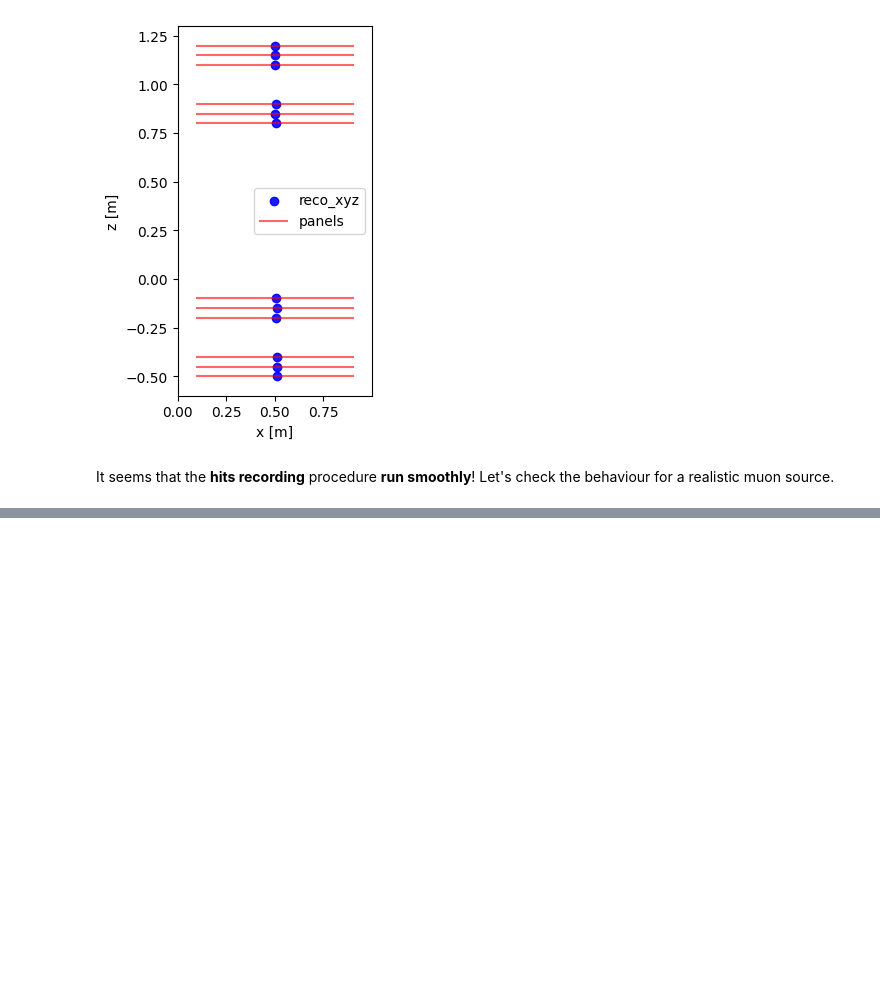
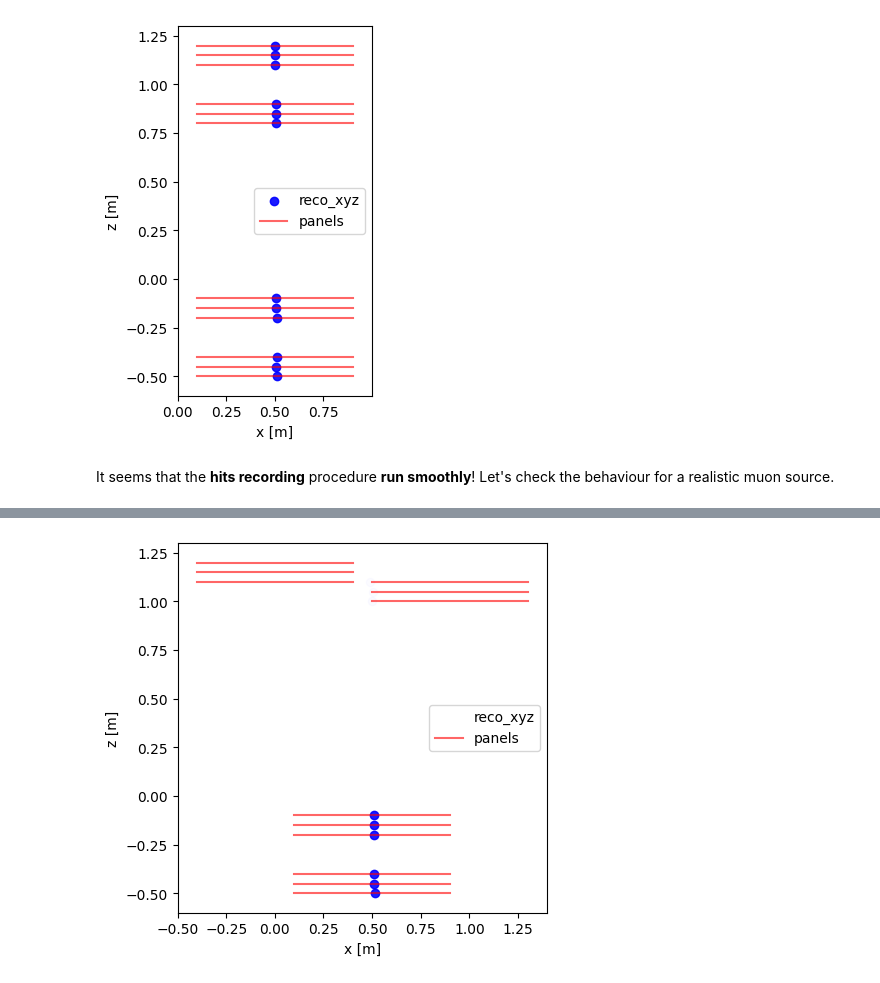
Before and after one commit to vischia/TomOptCargo, a Jupyter notebook: muon_prop_through_hodoscopes.ipynb, the cells around one changed output, grey strips where cells are left out. Saved outputs shown, nothing was run; the diff lists cells and outputs as text; code cells hidden in the pictures; blank space fills up the shorter version.

```diff
--- a/muon_prop_through_hodoscopes.ipynb
+++ b/muon_prop_through_hodoscopes.ipynb
@@ -130,0 +135,80 @@ plot_hits(volume=volume, muons=muons, event = event, hits = 'reco_xyz', extended
+# %%
+# Up
+
+hod1 = Hodoscope(init_xyz= [0., 0., 1.3],
+                 init_xyz_span = [1., 1., .3],
+                 xyz_gap = [.1, .1, .1])
+
+hod2 = Hodoscope(init_xyz = [0.9, 0.9, 1.2],
+                 init_xyz_span = [1., 1., .3],
+                 xyz_gap = [.1, .1, .1])
+
+
+hods = [hod1, hod2]
+
+hod_detector_above = HodoscopeDetectorLayer(pos = 'above',
+                                            lw = Tensor([2,2]),
+                                            z = 1., size = 0.5,
+                                            hodoscopes = hods)
+
+# Down
+
+hod3 = Hodoscope(init_xyz= [.5, .5, 0.0],
+                 init_xyz_span = [1., 1., .3],
+                 xyz_gap = [.1, .1, .1])
+
+hod4 = Hodoscope(init_xyz = [0.5, 0.5, -.3],
+                 init_xyz_span = [1., 1., .3],
+                 xyz_gap = [.1, .1, .1])
+
+
+hods_down = [hod3, hod4]
+
+hod_detector_below = HodoscopeDetectorLayer(pos = 'below', lw = Tensor([1,1]), z = 1., size = 0.5,
+                                            hodoscopes = hods_down)
+
+# hodoscope layers
+
+hod_layers = [hod_detector_above, hod_detector_below]
+
+def get_layers(hod_layers):
+    layers = []
+    lwh = Tensor([1,1,1])
+    size = 0.1
+    init_eff = 0.9
+    init_res = 1e3
+    n_panels = 4
+    layers.append(hod_layers[0])
+    for z in [0.7,0.6,0.5,0.4,0.3]:
+        layers.append(PassiveLayer(lw=lwh[:2], z=z, size=size, device=DEVICE))
+
+    layers.append(hod_layers[1])
+
+    return nn.ModuleList(layers)
+
+from tomopt.volume import Volume
+volume = Volume(get_layers(hod_layers))
+
+n_muons = 1000
+xyz = torch.zeros(n_muons)
+xy_p_theta_phi = torch.ones([1000,5])
+
+# xy pos at the center of panels
+xy_p_theta_phi[:,:2] = 0.5
+
+# theta for vertical muons
+xy_p_theta_phi[:,3] = 0.01
+
+# Generate muons
+from tomopt.muon import MuonBatch
+muons = MuonBatch(init_z=1.5,xy_p_theta_phi = xy_p_theta_phi)
+
+# propagate muons throught the volume
+volume(muons)
+
+event = np.random.randint(0,n_muons)
+
+from plotting import plot_hits
+plot_hits(volume=volume, muons=muons, event = event, hits = 'reco_xyz')
+# %% [output]
+[figure, added]
```
Also changed, not shown: parts of 5 cells of this notebook.
